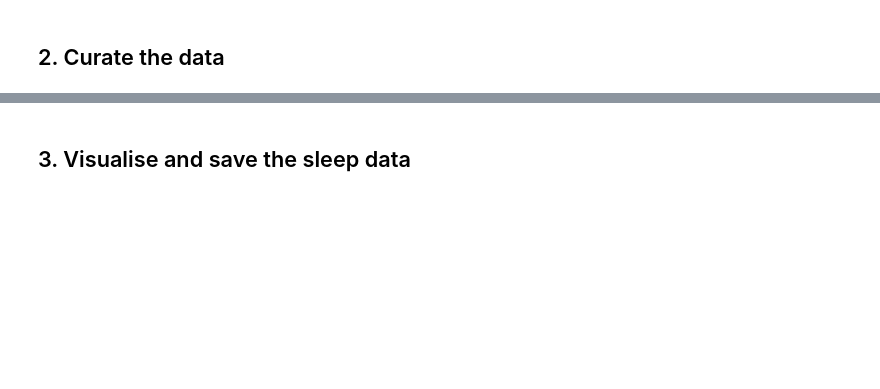
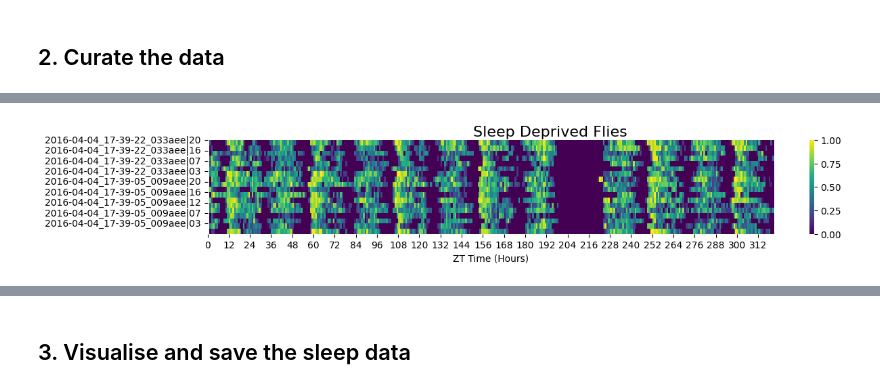
Before and after one commit to gilestrolab/ethoscopy, a Jupyter notebook: tutorial_notebook/1_Overview_tutorial.ipynb, the cells around one changed output, grey strips where cells are left out. Cells and saved outputs as stored; diff of their text form; code cells hidden in the pictures; blank space fills up the shorter version.

```diff
--- a/tutorial_notebook/1_Overview_tutorial.ipynb
+++ b/tutorial_notebook/1_Overview_tutorial.ipynb
@@ -123,8 +148,8 @@ fig = df.heatmap(variable = 'asleep')
 # %%
 # You can also limit your visualisation to a subgroup of animals.
 # For instance, we may want to show only animals in the experiment that underwent sleep deprivation
-fig = df.xmv('sleep_deprived', True).heatmap( variable = 'asleep')
-fig.axes[0].set_title("Sleep Deprived panel in Figure 1a")
-fig.show()
+fig = df.xmv('sleep_deprived', True).heatmap( variable = 'asleep', title = 'Sleep Deprived Flies')
+# %% [output]
+[figure, added]
 # %%
 # Or those who did not
```
Also changed, not shown: parts of 44 cells of this notebook, 10 other files.
